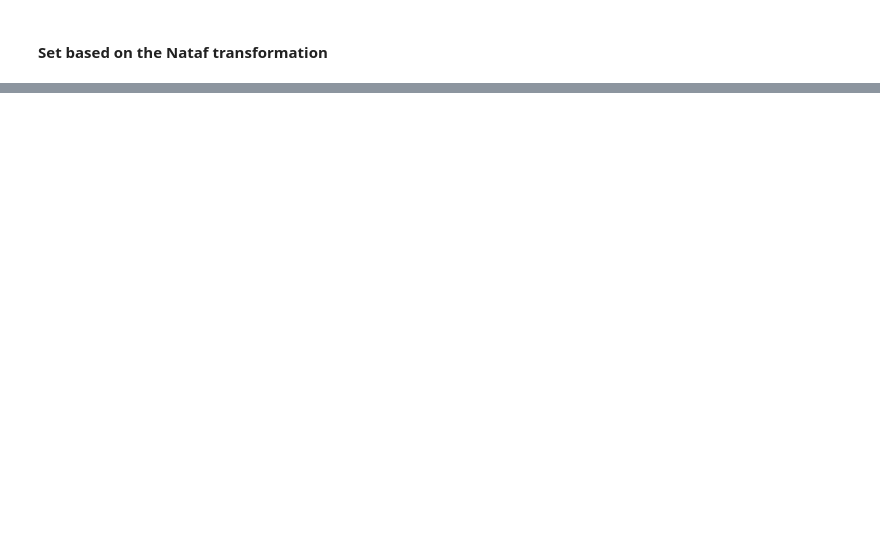
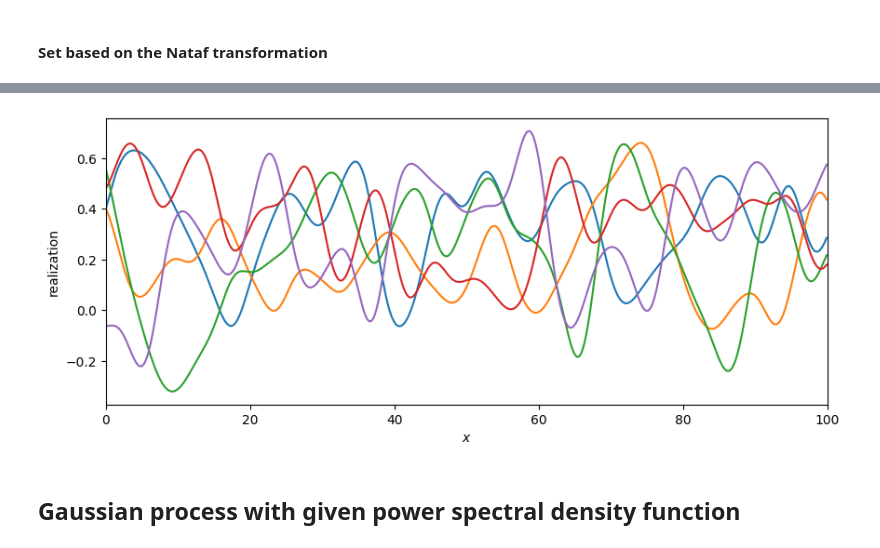
Before and after one commit to fesslix/fesslix-docu, a Jupyter notebook: docs/basics_rv_sets.ipynb, the cells around one changed output, grey strips where cells are left out. Cells and saved outputs as stored; diff of their text form; code cells hidden in the pictures; blank space fills up the shorter version.

```diff
--- a/docs/basics_rv_sets.ipynb
+++ b/docs/basics_rv_sets.ipynb
@@ -339,0 +488,34 @@ print(corr_mtx)
+# %%
+## ================================================================
+## rv_set_proc employing EOLE
+## ================================================================
+
+## ------------------------------------------
+## Definition
+## ------------------------------------------
+rv_set_proc_2 = flx.rv_set_proc( { 'name':'proc_2',
+                                   'N': 1000,
+                                   'rho': "exp(-0.5*(deltax/3)^2)",
+                                   'dx': 0.1,
+                                   'M': 100,
+                                   'evtype': 2
+                                 }, { 'type':'normal', 'mu':0.3, 'sd':0.2} )
+
+## ------------------------------------------
+## Generate and plot the random samples
+## ------------------------------------------
+N = 5   ## number of samples to generate
+fig, ax = plt.subplots(figsize=(10, 4))
+x_vec_2 = np.arange(1000)/10.
+sampler_proc_2 = flx.sampler(['proc_2'])
+for i in range(N):
+    sampler_proc_2.sample()
+    ax.plot( x_vec_2, rv_set_proc_2.get_values('x') )
+ax.set_xlim([0., 100.])
+plt.xlabel(r"$x$")
+plt.ylabel(r"realization")
+plt.show()
+# %% [output]
+[figure, added]
+# %% [markdown]
+## Gaussian process with given power spectral density function
```
Also changed, not shown: parts of 37 cells of this notebook, 31 other files.
